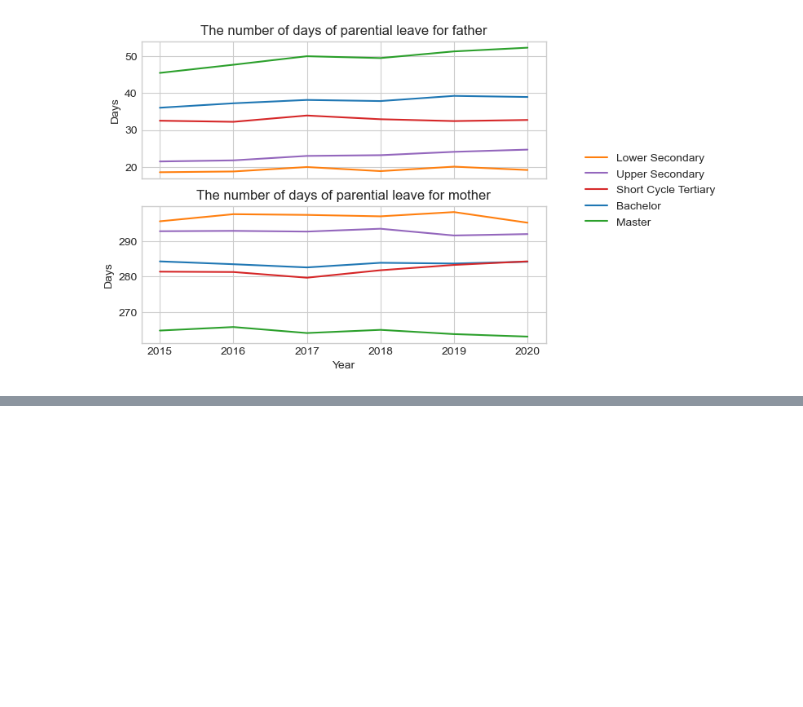
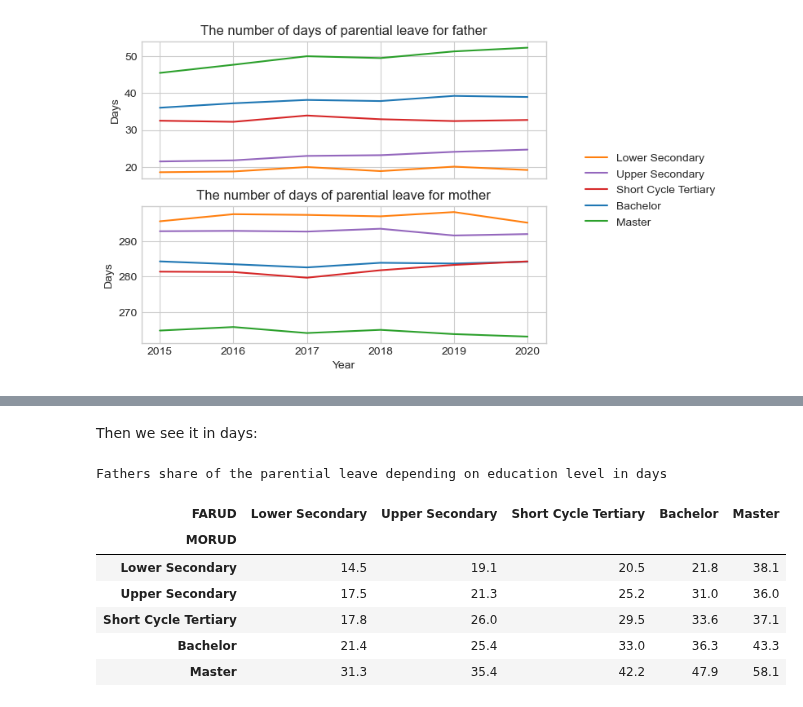
Before and after one commit to NumEconCopenhagen/projects-2023-cbjk, a Jupyter notebook: dataproject/dataproject.ipynb, the cells around one changed output, grey strips where cells are left out. Drawn from its saved outputs; the diff is of its cells as text; code cells hidden in the pictures; blank space fills up the shorter version.

```diff
--- a/dataproject/dataproject.ipynb
+++ b/dataproject/dataproject.ipynb
@@ -277,0 +325,17 @@ It is not only fathers' allocation that depends on education level - the same ap
+# %% [markdown]
+Then we see it in days:
+# %%
+Father_part_educ_2020_pivot_days = Father_part_educ_1.pivot_table(index='MORUD', columns='FARUD', values='father')
+Father_part_educ_2020_pivot_days = Father_part_educ_2020_pivot_days.reindex(['Lower Secondary', 'Upper Secondary', 'Short Cycle Tertiary', 'Bachelor', 'Master'], axis=1)
+Father_part_educ_2020_pivot_days = Father_part_educ_2020_pivot_days.reindex(['Lower Secondary', 'Upper Secondary', 'Short Cycle Tertiary', 'Bachelor', 'Master'])
+print('Fathers share of the parential leave depending on education level in days')
+Father_part_educ_2020_pivot_days
+# %% [output]
+Fathers share of the parential leave depending on education level in days
+| FARUD | Lower Secondary | Upper Secondary | Short Cycle Tertiary | Bachelor | Master |
+| MORUD |  |  |  |  |  |
+| Lower Secondary | 14.5 | 19.1 | 20.5 | 21.8 | 38.1 |
+| Upper Secondary | 17.5 | 21.3 | 25.2 | 31.0 | 36.0 |
+| Short Cycle Tertiary | 17.8 | 26.0 | 29.5 | 33.6 | 37.1 |
+| Bachelor | 21.4 | 25.4 | 33.0 | 36.3 | 43.3 |
+| Master | 31.3 | 35.4 | 42.2 | 47.9 | 58.1 |
```
Also changed, not shown: parts of 8 cells of this notebook.
